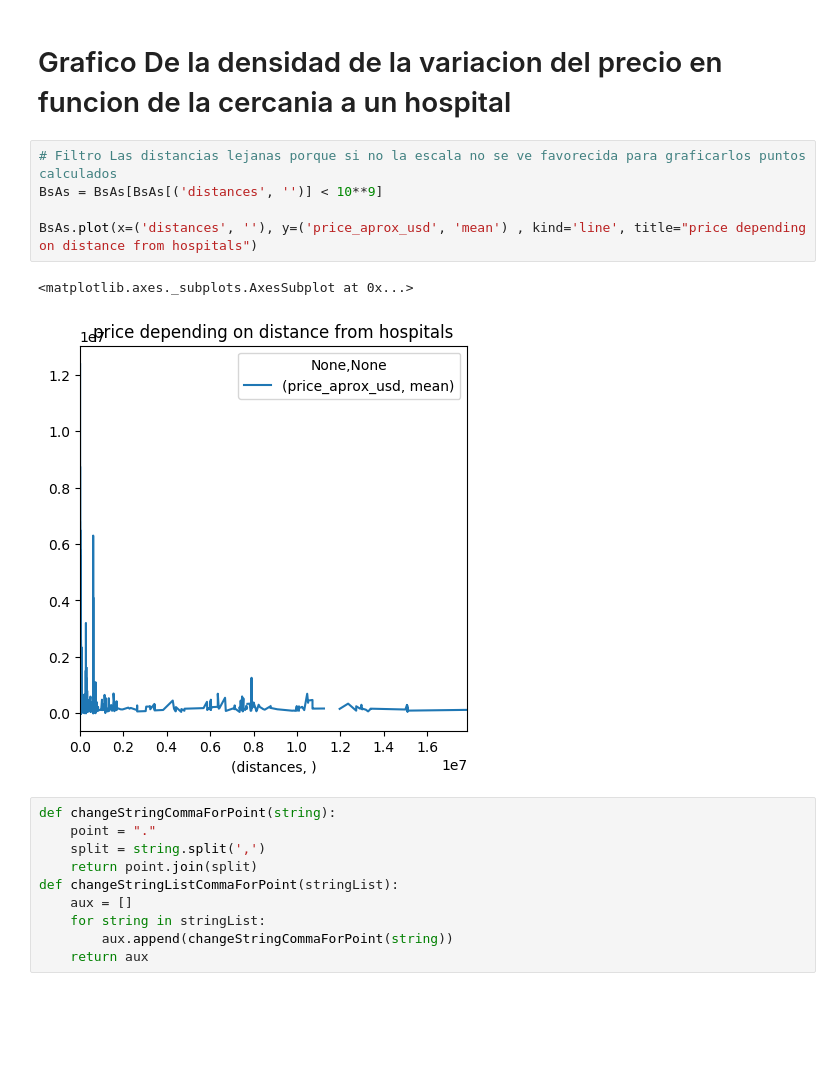
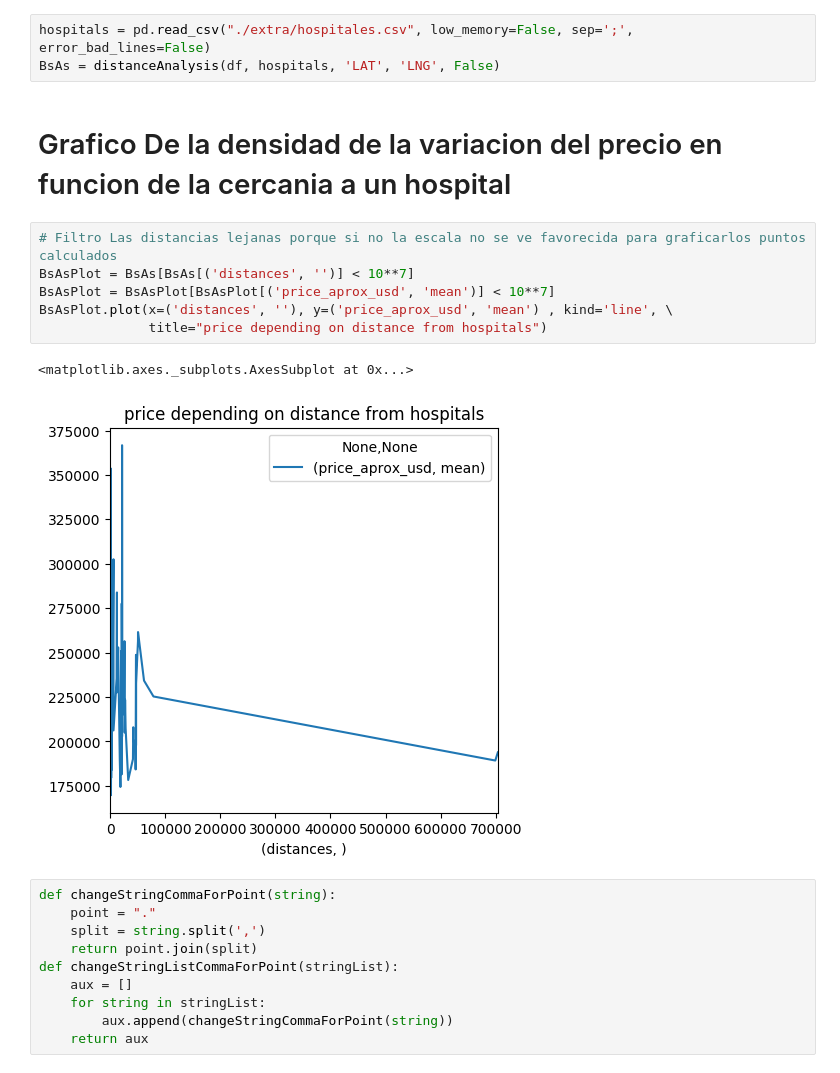
Before and after one commit to Monty1991/TPDATOS_7506_2017_2_ARGERICH, a Jupyter notebook: TP.ipynb, the cells around one changed output. Cells and saved outputs as stored; diff of their text form; blank space fills up the shorter version.

```diff
--- a/TP.ipynb
+++ b/TP.ipynb
@@ -320,13 +319,17 @@ See the caveats in the documentation: http://pandas.pydata.org/pandas-docs/stabl
+# %%
+hospitals = pd.read_csv("./extra/hospitales.csv", low_memory=False, sep=';', error_bad_lines=False)
+BsAs = distanceAnalysis(df, hospitals, 'LAT', 'LNG', False)
 # %% [markdown]
 # Grafico De la densidad de la variacion del precio en funcion de la cercania a un hospital
 # %%
 # Filtro Las distancias lejanas porque si no la escala no se ve favorecida para graficarlos puntos calculados
-BsAs = BsAs[BsAs[('distances', '')] < 10**9]
-
-BsAs.plot(x=('distances', ''), y=('price_aprox_usd', 'mean') , kind='line', title="price depending on distance from hospitals")
+BsAsPlot = BsAs[BsAs[('distances', '')] < 10**7]
+BsAsPlot = BsAsPlot[BsAsPlot[('price_aprox_usd', 'mean')] < 10**7]
+BsAsPlot.plot(x=('distances', ''), y=('price_aprox_usd', 'mean') , kind='line', \
+              title="price depending on distance from hospitals")
 # %% [output]
 <matplotlib.axes._subplots.AxesSubplot at 0x...>
-[figure, old version]
+[figure, new version]
 # %%
 def changeStringCommaForPoint(string):
     point = "."
```
Also changed, not shown: parts of 11 cells of this notebook.
